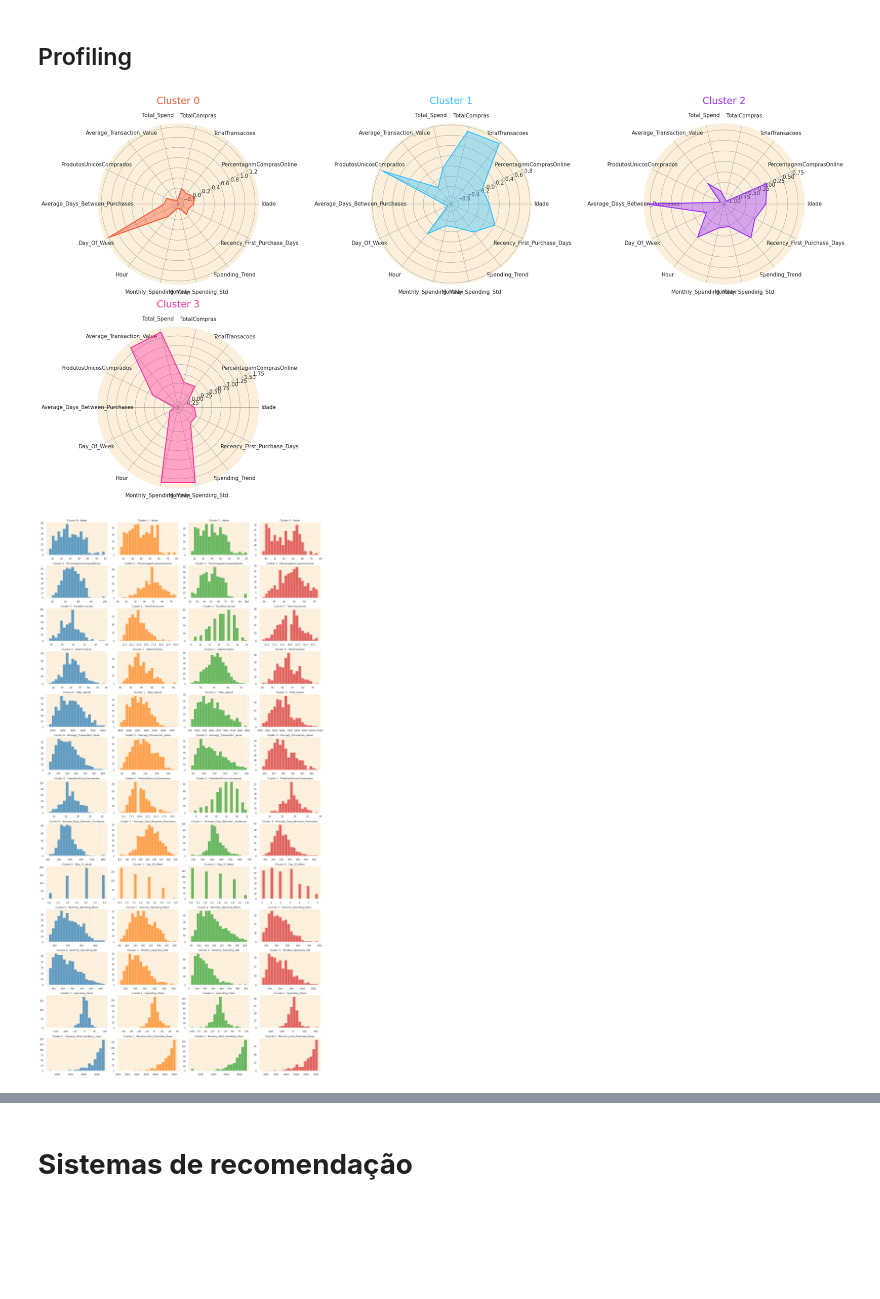
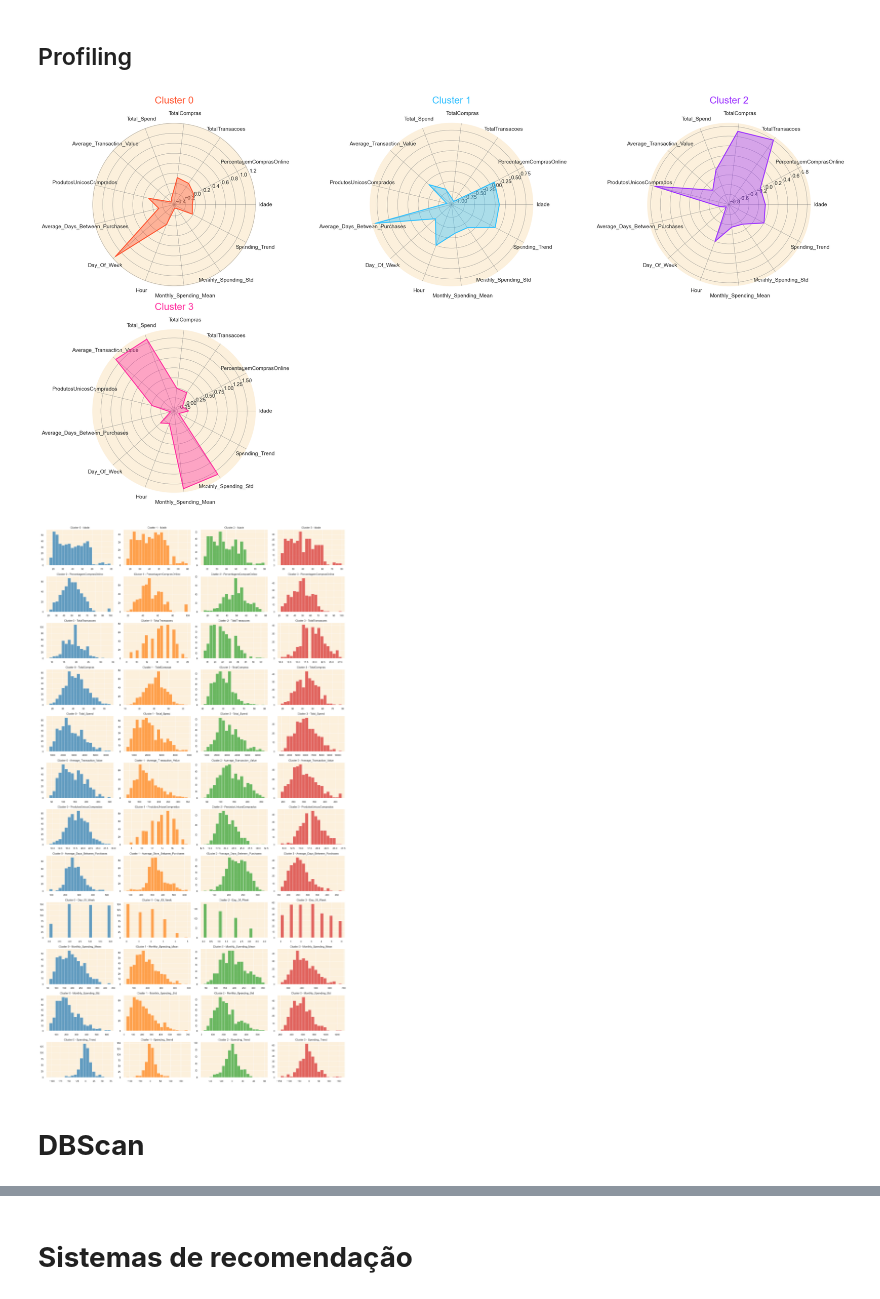
Before and after one commit to Vasco-Faria/DW-TP, a Jupyter notebook: customer_segmentation_recommendation.ipynb, the cells around one changed output, grey strips where cells are left out. Saved outputs shown, nothing was run; the diff lists cells and outputs as text; code cells hidden in the pictures; blank space fills up the shorter version.

```diff
--- a/customer_segmentation_recommendation.ipynb
+++ b/customer_segmentation_recommendation.ipynb
@@ -477,23 +460,0 @@ Perceber se o cliente é efetivamente novo ou se apenas comprou uma veze e não
-# %%
-df_vendas['DataCompra'] = pd.to_datetime(df_vendas['DataId'])
-
-last_date_in_data = df_vendas['DataCompra'].max()
-
-first_purchase_dates = df_vendas.groupby('ClienteId')['DataCompra'].min().reset_index()
-first_purchase_dates.rename(columns={'DataCompra': 'First_Purchase_Date'}, inplace=True)
-
-first_purchase_dates['Recency_First_Purchase_Days'] = (
-    last_date_in_data - first_purchase_dates['First_Purchase_Date']
-).dt.days
-
-customer_data['ClienteId'] = customer_data['ClienteId'].astype(str)
-first_purchase_dates['ClienteId'] = first_purchase_dates['ClienteId'].astype(str)
-
-customer_data = pd.merge(
-    customer_data,
-    first_purchase_dates[['ClienteId', 'Recency_First_Purchase_Days']],
-    on='ClienteId',
-    how='left'
-)
-
-customer_data.head()
@@ -1060,11 +1022,12 @@ for j in range(n_clusters, len(axs)):
 plt.tight_layout()
 plt.show()
 # %% [output]
-[figure, old version]
+[figure, new version]
 # %%
 import matplotlib.cm as cm
 import numpy as np
 
+df_cluster = customer_data_cleaned.copy()
 features = customer_data_cleaned.drop(
     columns=['ClienteId', 'cluster', 'Nome', 'Sexo', 'EstadoCivil', 'Profissão', 'Concelho', 'Distrito', 'DataNascimento', 'Favorite_Shopping_Day', 'CategoriaFavorita', 'Hour']
 ).columns
@@ -1088,31 +1051,33 @@ for i, feature in enumerate(features):
 
         # Handle data types
         if pd.api.types.is_bool_dtype(data):
             data_clean = data.dropna().astype(int)  # Convert bool to 0/1
         elif pd.api.types.is_numeric_dtype(data):
             data_clean = data.dropna()
         else:
             data_clean = None
 
         # Plot or show message
         if data_clean is not None and len(data_clean) > 0:
             axes[i, j].hist(data_clean, bins=20, color=colors[j], edgecolor='w', alpha=0.7)
         elif data_clean is not None:
             axes[i, j].text(0.5, 0.5, "No valid data",
                             horizontalalignment='center',
                             verticalalignment='center',
                             transform=axes[i, j].transAxes)
         else:
             axes[i, j].text(0.5, 0.5, f"Non-numeric feature: {feature}",
                             horizontalalignment='center',
                             verticalalignment='center',
                             transform=axes[i, j].transAxes)
 
         axes[i, j].set_title(f'Cluster {cluster} - {feature}', fontsize=12)
         axes[i, j].set_xlabel('')
         axes[i, j].set_ylabel('')
 
 plt.tight_layout()
 plt.show()
 # %% [output]
-[figure, old version]
+[figure, new version]
+# %% [markdown]
+# **DBScan**
```
Also changed, not shown: parts of 46 cells of this notebook, 3 other files.
